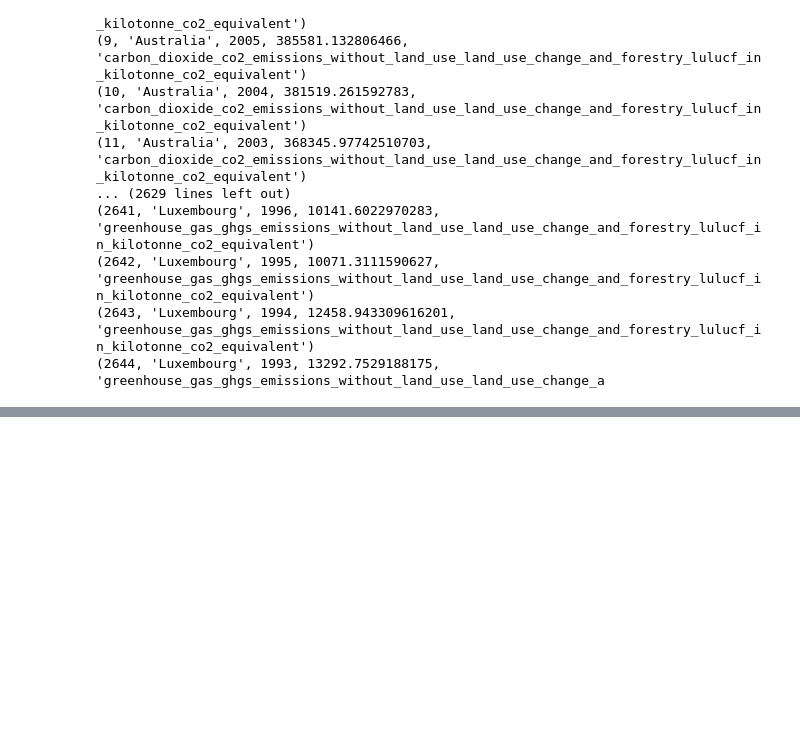
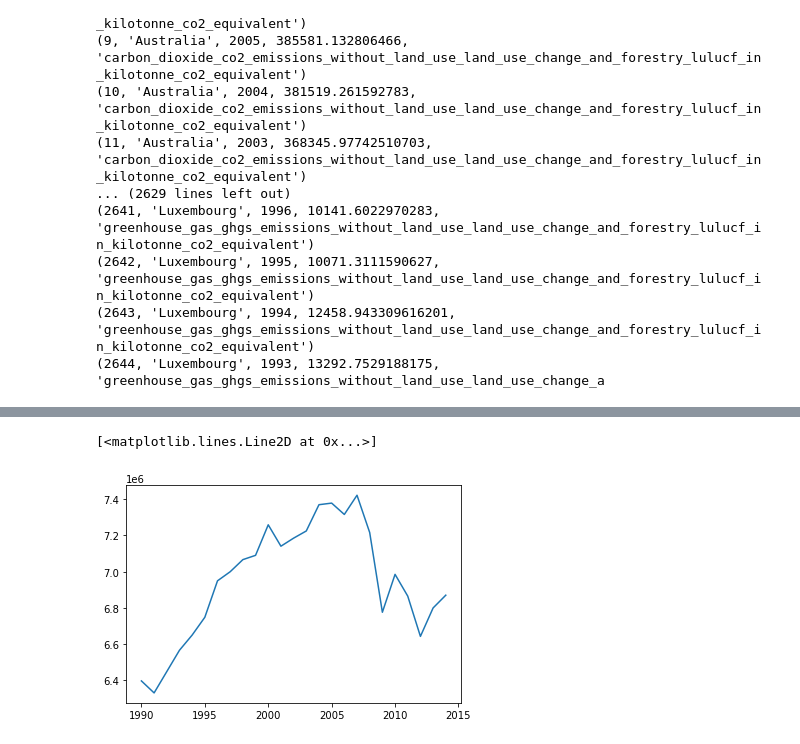
Before and after one commit to 0xyyyy/Climate_project, a Jupyter notebook: app.ipynb, the cells around one changed output, grey strips where cells are left out. Saved outputs shown, nothing was run; the diff lists cells and outputs as text; code cells hidden in the pictures; blank space fills up the shorter version.

```diff
--- a/app.ipynb
+++ b/app.ipynb
@@ -85,3 +85,8 @@ conn.close()
 (2642, 'Luxembourg', 1995, 10071.3111590627, 'greenhouse_gas_ghgs_emissions_without_land_use_land_use_change_and_forestry_lulucf_in_kilotonne_co2_equivalent')
 (2643, 'Luxembourg', 1994, 12458.943309616201, 'greenhouse_gas_ghgs_emissions_without_land_use_land_use_change_and_forestry_lulucf_in_kilotonne_co2_equivalent')
 (2644, 'Luxembourg', 1993, 13292.7529188175, 'greenhouse_gas_ghgs_emissions_without_land_use_land_use_change_a
+# %%
+#US Greenhouse gas emission df
+us_df = gh_df.loc[gh_df["Country"] == "United States of America"]
+# %%
+us_df = us_df.loc[us_df["category"] == "greenhouse_gas_ghgs_emissions_including_indirect_co2_without_lulucf_in_kilotonne_co2_equivalent"]
@@ -87,0 +113,5 @@ conn.close()
+# %%
+plt.plot(us_df["year"], us_df["value"])
+# %% [output]
+[<matplotlib.lines.Line2D at 0x...>]
+[figure, added]
```
Also changed, not shown: parts of 1 cell of this notebook, 1 other file.
